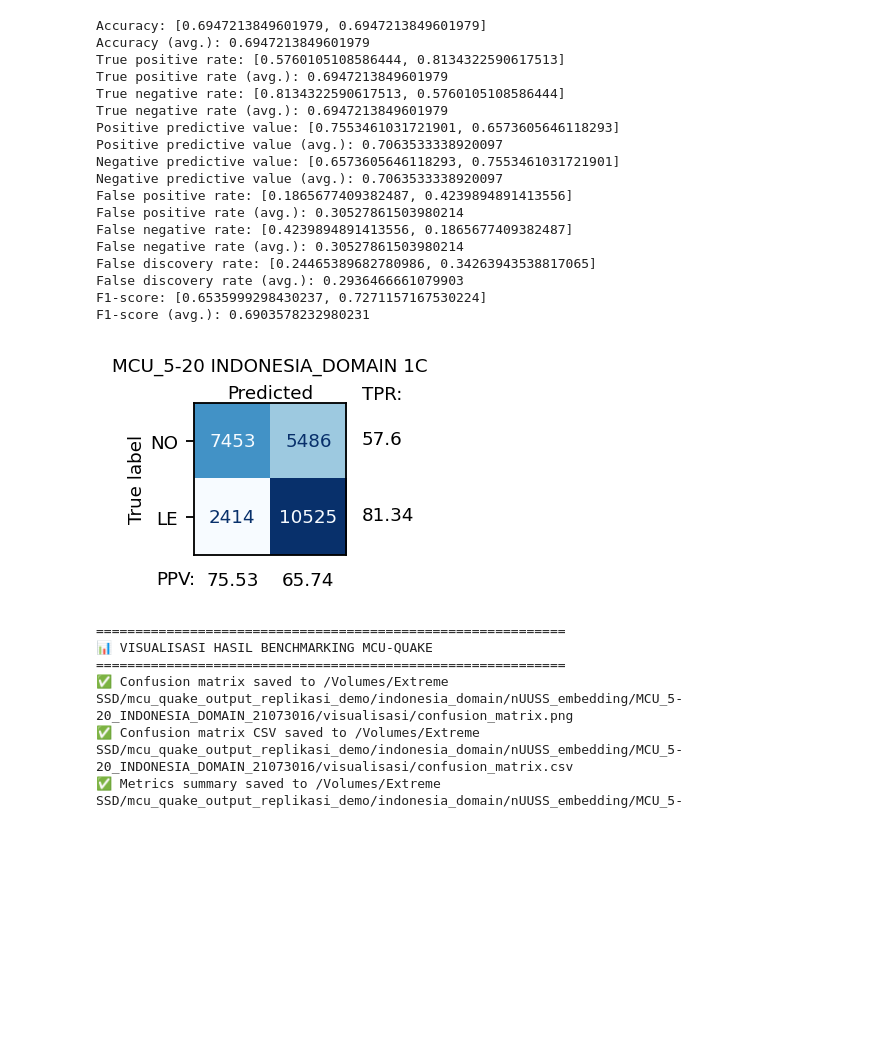
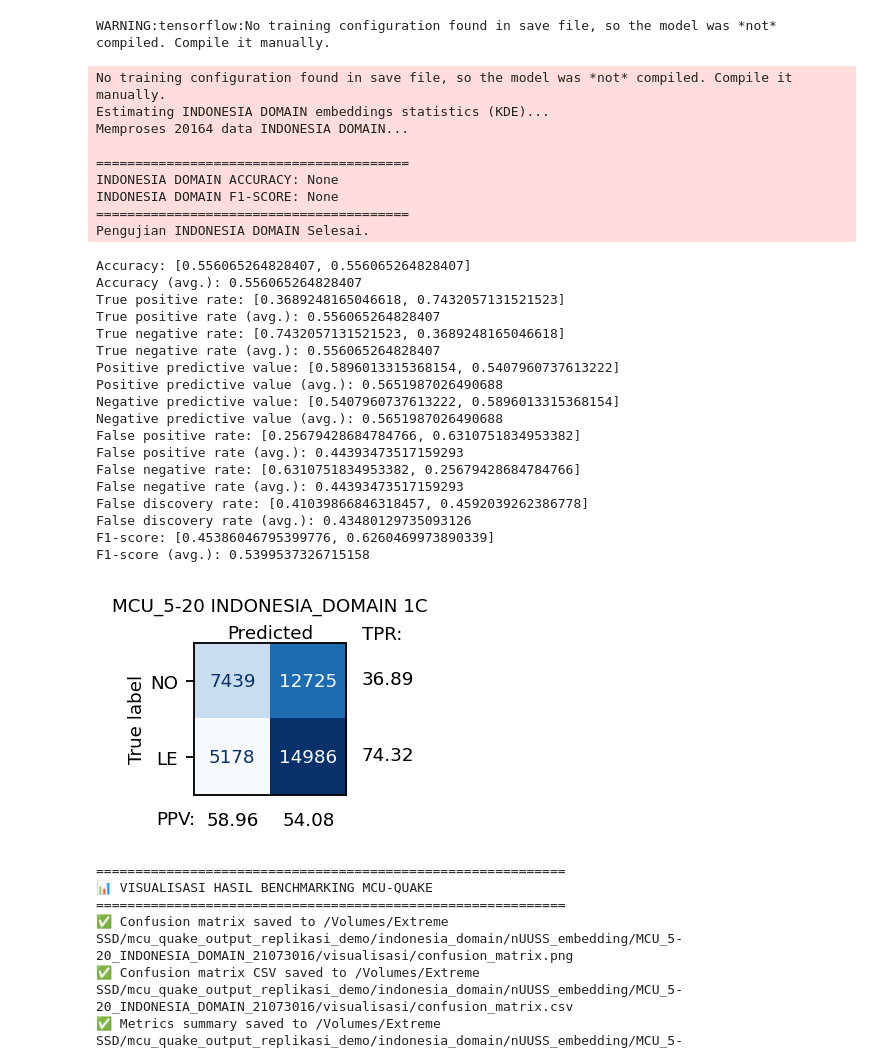
Before and after one commit to verykurniabakti/seismiccode, a Jupyter notebook: mcu_quake/code_gen_trying/indonesia_jaya_benchmarking_data/indonesia_benchmarking_mcu_data_juni_1c_emb_uuss.ipynb, the cells around one changed output. Saved outputs shown, nothing was run; the diff lists cells and outputs as text; code cells hidden in the pictures; blank space fills up the shorter version.

Commit message:
update data

```diff
--- a/mcu_quake/code_gen_trying/indonesia_jaya_benchmarking_data/indonesia_benchmarking_mcu_data_juni_1c_emb_uuss.ipynb
+++ b/mcu_quake/code_gen_trying/indonesia_jaya_benchmarking_data/indonesia_benchmarking_mcu_data_juni_1c_emb_uuss.ipynb
@@ -15,9 +15,16 @@ if __name__ == "__main__":
     #===================================================================
     #                    1. KONFIGURASI PATH STEAD
     #===================================================================
-    # Path dataset STEAD yang Bapak berikan
-    KEY_DATA_DIR = "/Volumes/Extreme SSD/output_json_indonesia"
-    KEY_TEST_FILE = "extracted_data.json"
+    # Path dataset sesi 1
+    #KEY_DATA_DIR = "/Volumes/Extreme SSD/output_json_indonesia"
+    #KEY_TEST_FILE = "extracted_data.json"
+
+    # ===================================================================
+    # Konfigurasi untuk pengujian INDONESIA DOMAIN sesi 2
+    #===================================================================
+
+    KEY_DATA_DIR = '/Volumes/Extreme SSD/unduhan_waveform_merged'
+    KEY_TEST_FILE = 'extracted_data.json'
 
     DATA_TAG = "INDONESIA_DOMAIN"
     MODEL_TAG = "MCU_5-20"
@@ -41,7 +48,7 @@ if __name__ == "__main__":
     print(f"[INFO] Memuat Dataset INDONESIA DOMAIN: {KEY_TEST_FILE}")
     test_data = dataset.load_json_data(os.path.join(KEY_DATA_DIR, KEY_TEST_FILE))
 
-    SAVE_BASE = "/Volumes/Extreme SSD/mcu_quake_output_replikasi_demo/indonesia_domain/nUUSS_embedding_1c"
+    SAVE_BASE = "/Volumes/Extreme SSD/mcu_quake_output_replikasi_demo/indonesia_domain/nUUSS_embedding_1c_sesi_2"
     now = datetime.now()
     time_str = now.strftime("%d%H%M%S")
     save_dir = os.path.join(SAVE_BASE, f"{MODEL_TAG}_{DATA_TAG}_{time_str}")
@@ -143,22 +137,32 @@ Pengujian INDONESIA DOMAIN Selesai.
-Accuracy: [0.6947213849601979, 0.6947213849601979]
-Accuracy (avg.): 0.6947213849601979
-True positive rate: [0.5760105108586444, 0.8134322590617513]
-True positive rate (avg.): 0.6947213849601979
-True negative rate: [0.8134322590617513, 0.5760105108586444]
-True negative rate (avg.): 0.6947213849601979
-Positive predictive value: [0.7553461031721901, 0.6573605646118293]
-Positive predictive value (avg.): 0.7063533338920097
-Negative predictive value: [0.6573605646118293, 0.7553461031721901]
-Negative predictive value (avg.): 0.7063533338920097
-False positive rate: [0.1865677409382487, 0.4239894891413556]
-False positive rate (avg.): 0.30527861503980214
-False negative rate: [0.4239894891413556, 0.1865677409382487]
-False negative rate (avg.): 0.30527861503980214
-False discovery rate: [0.24465389682780986, 0.34263943538817065]
-False discovery rate (avg.): 0.2936466661079903
-F1-score: [0.6535999298430237, 0.7271157167530224]
-F1-score (avg.): 0.6903578232980231
+WARNING:tensorflow:No training configuration found in save file, so the model was *not* compiled. Compile it manually.
+No training configuration found in save file, so the model was *not* compiled. Compile it manually.
+Estimating INDONESIA DOMAIN embeddings statistics (KDE)...
+Memproses 20164 data INDONESIA DOMAIN...
+
+========================================
+INDONESIA DOMAIN ACCURACY: None
+INDONESIA DOMAIN F1-SCORE: None
+========================================
+Pengujian INDONESIA DOMAIN Selesai.
+Accuracy: [0.556065264828407, 0.556065264828407]
+Accuracy (avg.): 0.556065264828407
+True positive rate: [0.3689248165046618, 0.7432057131521523]
+True positive rate (avg.): 0.556065264828407
+True negative rate: [0.7432057131521523, 0.3689248165046618]
+True negative rate (avg.): 0.556065264828407
+Positive predictive value: [0.5896013315368154, 0.5407960737613222]
+Positive predictive value (avg.): 0.5651987026490688
+Negative predictive value: [0.5407960737613222, 0.5896013315368154]
+Negative predictive value (avg.): 0.5651987026490688
+False positive rate: [0.25679428684784766, 0.6310751834953382]
+False positive rate (avg.): 0.44393473517159293
+False negative rate: [0.6310751834953382, 0.25679428684784766]
+False negative rate (avg.): 0.44393473517159293
+False discovery rate: [0.41039866846318457, 0.4592039262386778]
+False discovery rate (avg.): 0.43480129735093126
+F1-score: [0.45386046795399776, 0.6260469973890339]
+F1-score (avg.): 0.5399537326715158
-[figure, old version]
+[figure, new version]
 # %%
 #!/usr/bin/env python3
 # -*- coding: utf-8 -*-
```
Also changed, not shown: parts of 1 cell of this notebook, 3 other files.
